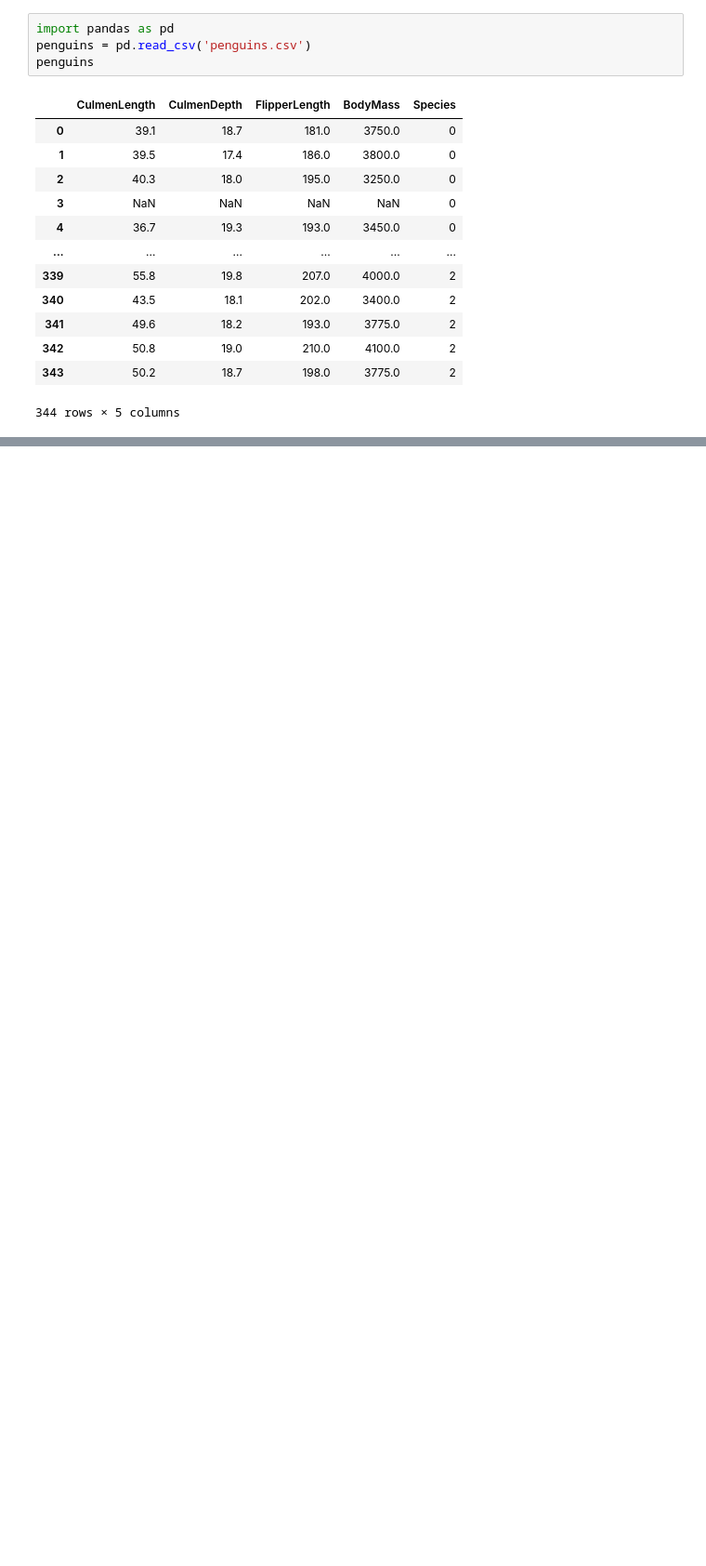
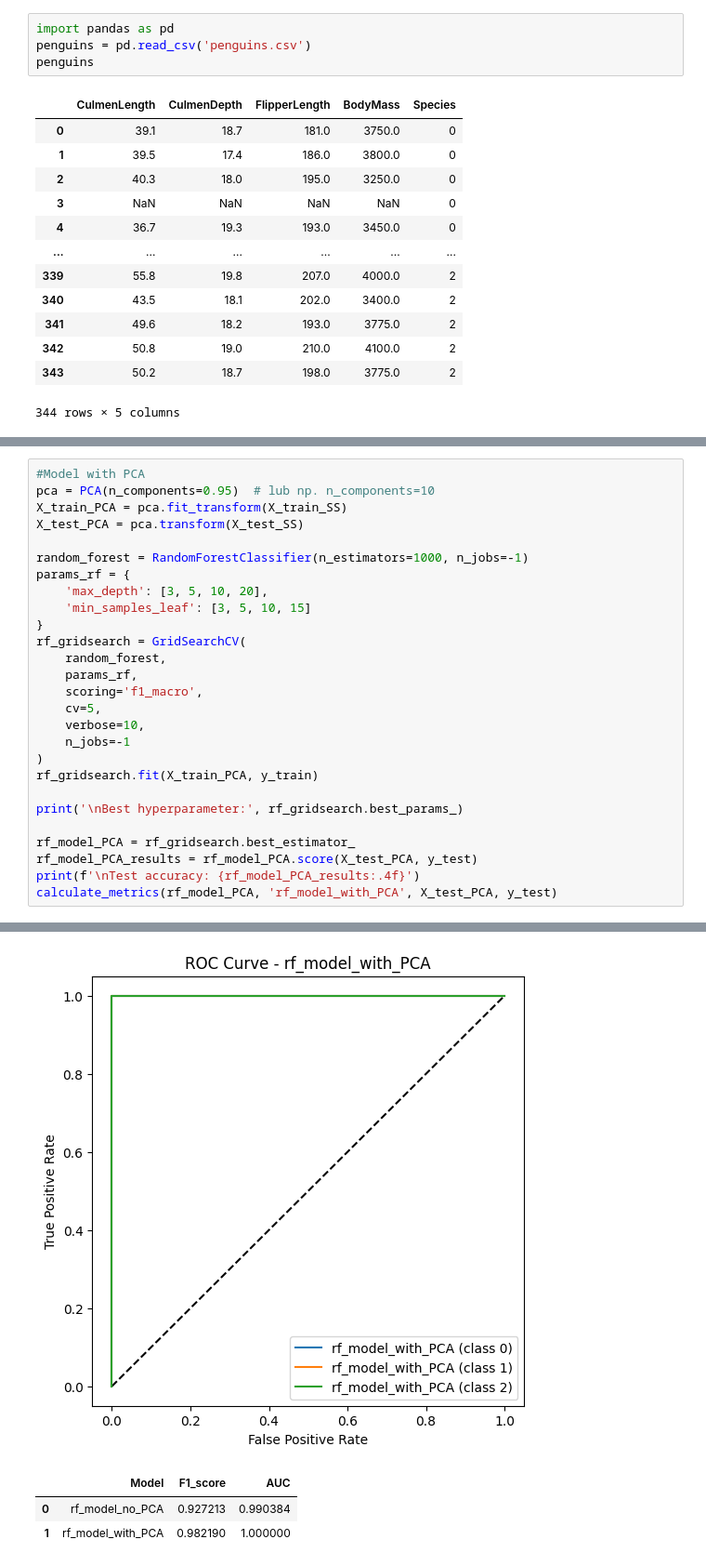
Before and after one commit to Piozel/Penguins_PCA, a Jupyter notebook: Zadanie_penguins_PCA.ipynb, the cells around one changed output, grey strips where cells are left out. Shown at 93% size. Drawn from its saved outputs; the diff is of its cells as text; blank space fills up the shorter version.

```diff
--- a/Zadanie_penguins_PCA.ipynb
+++ b/Zadanie_penguins_PCA.ipynb
@@ -158,0 +159,28 @@ weighted avg       0.94      0.94      0.94        69
+# %%
+#Model with PCA
+pca = PCA(n_components=0.95)  # lub np. n_components=10
+X_train_PCA = pca.fit_transform(X_train_SS)
+X_test_PCA = pca.transform(X_test_SS)
+
+random_forest = RandomForestClassifier(n_estimators=1000, n_jobs=-1)
+params_rf = {
+    'max_depth': [3, 5, 10, 20],
+    'min_samples_leaf': [3, 5, 10, 15]
+}
+rf_gridsearch = GridSearchCV(
+    random_forest,
+    params_rf,
+    scoring='f1_macro',
+    cv=5,
+    verbose=10,
+    n_jobs=-1
+)
+rf_gridsearch.fit(X_train_PCA, y_train)
+
+print('\nBest hyperparameter:', rf_gridsearch.best_params_)
+
+rf_model_PCA = rf_gridsearch.best_estimator_
+rf_model_PCA_results = rf_model_PCA.score(X_test_PCA, y_test)
+print(f'\nTest accuracy: {rf_model_PCA_results:.4f}')
+calculate_metrics(rf_model_PCA, 'rf_model_with_PCA', X_test_PCA, y_test)
+# %% [output]
@@ -159 +202,5 @@ weighted avg       0.94      0.94      0.94        69
+[figure, added]
+|  | Model | F1_score | AUC |
+| 0 | rf_model_no_PCA | 0.927213 | 0.990384 |
+| 1 | rf_model_with_PCA | 0.982190 | 1.000000 |
 # %%
```
Also changed, not shown: parts of 14 cells of this notebook.
